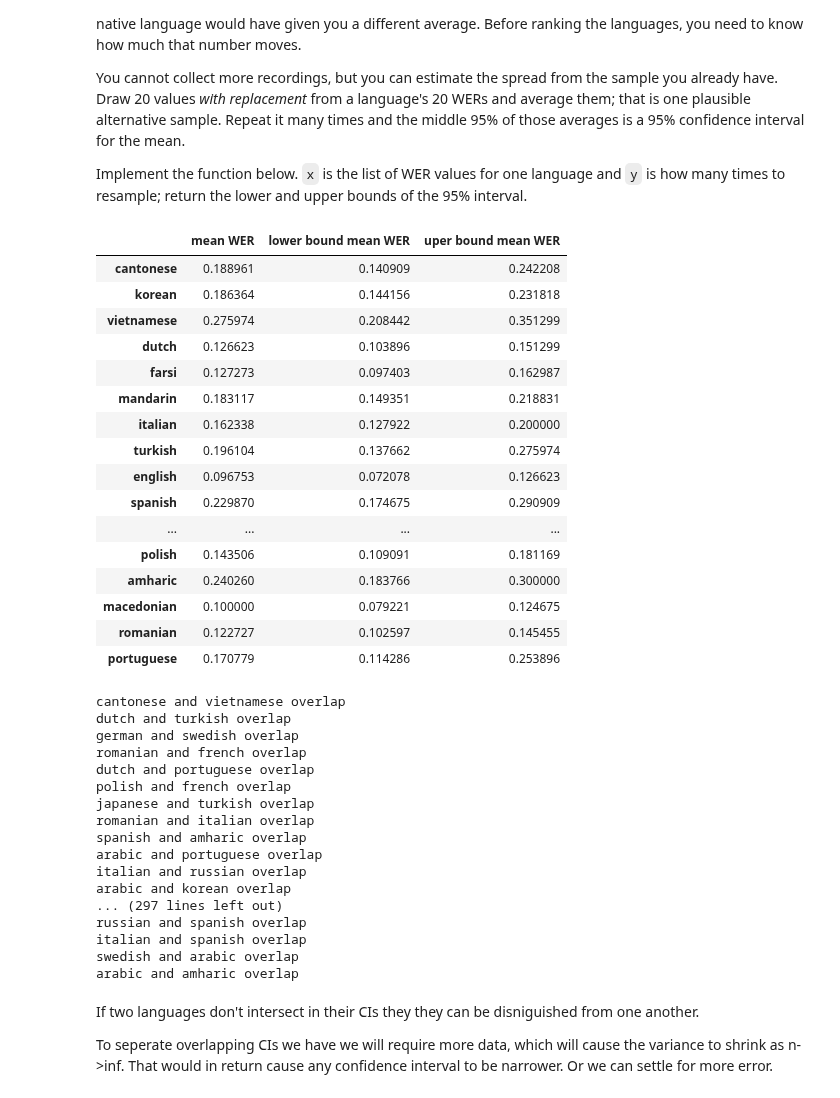
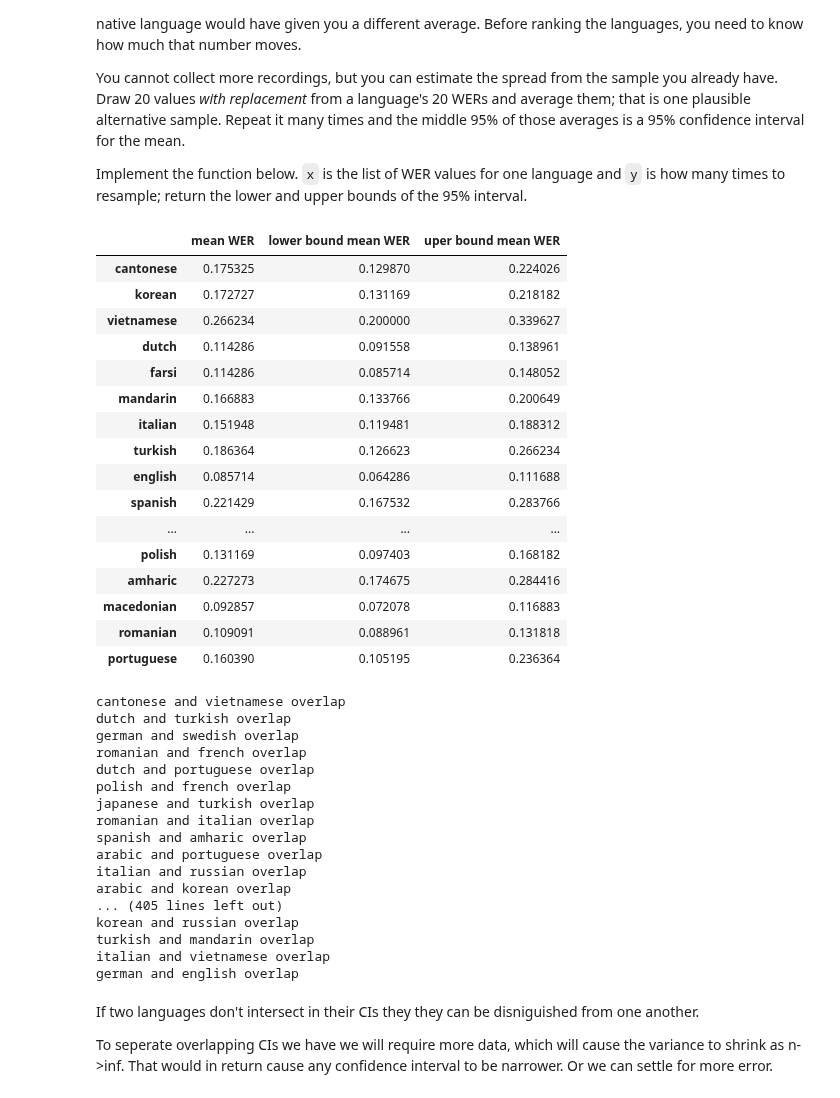
Before and after one commit to B03C9DED28E4/Audio-Tutorial-EECS183A-Fall-25, a Jupyter notebook: HW1.ipynb, the cells around one changed output. Saved outputs shown, nothing was run; the diff lists cells and outputs as text; code cells hidden in the pictures.

```diff
--- a/HW1.ipynb
+++ b/HW1.ipynb
@@ -765,6 +765,8 @@ def part2_1(x: list[str], y: list[str]) -> float:
     # note: x is the tokenised reference and y is the tokenised candidate.
     # The word error rate is normalised by the length of the reference, so
     # getting these the wrong way round gives a plausible-looking wrong answer.
+  x = [w.lower() for w in x]
+  y = [w.lower() for w in y]
   R = np.array(x)
   T = np.array(y)
 
@@ -854,27 +856,28 @@ save_results(language_wer_cis, "results/language_wer_cis.json")
 
 # TODO: Scratch space for adding the intervals to your Part 2.1 table.
 # %%
-pd.DataFrame.from_dict({
+werdf = pd.DataFrame.from_dict({
     k: [np.mean(language_wers[k]), language_wer_cis[k][0], language_wer_cis[k][1]]
      for k in language_wers}, orient="index", columns=["mean WER", "lower bound mean WER", "uper bound mean WER"])
+werdf
 # %% [output]
 |  | mean WER | lower bound mean WER | uper bound mean WER |
-| cantonese | 0.188961 | 0.140909 | 0.242208 |
-| korean | 0.186364 | 0.144156 | 0.231818 |
-| vietnamese | 0.275974 | 0.208442 | 0.351299 |
-| dutch | 0.126623 | 0.103896 | 0.151299 |
-| farsi | 0.127273 | 0.097403 | 0.162987 |
-| mandarin | 0.183117 | 0.149351 | 0.218831 |
-| italian | 0.162338 | 0.127922 | 0.200000 |
-| turkish | 0.196104 | 0.137662 | 0.275974 |
-| english | 0.096753 | 0.072078 | 0.126623 |
-| spanish | 0.229870 | 0.174675 | 0.290909 |
+| cantonese | 0.175325 | 0.129870 | 0.224026 |
+| korean | 0.172727 | 0.131169 | 0.218182 |
+| vietnamese | 0.266234 | 0.200000 | 0.339627 |
+| dutch | 0.114286 | 0.091558 | 0.138961 |
+| farsi | 0.114286 | 0.085714 | 0.148052 |
+| mandarin | 0.166883 | 0.133766 | 0.200649 |
+| italian | 0.151948 | 0.119481 | 0.188312 |
+| turkish | 0.186364 | 0.126623 | 0.266234 |
+| english | 0.085714 | 0.064286 | 0.111688 |
+| spanish | 0.221429 | 0.167532 | 0.283766 |
 | ... | ... | ... | ... |
-| polish | 0.143506 | 0.109091 | 0.181169 |
-| amharic | 0.240260 | 0.183766 | 0.300000 |
-| macedonian | 0.100000 | 0.079221 | 0.124675 |
-| romanian | 0.122727 | 0.102597 | 0.145455 |
-| portuguese | 0.170779 | 0.114286 | 0.253896 |
+| polish | 0.131169 | 0.097403 | 0.168182 |
+| amharic | 0.227273 | 0.174675 | 0.284416 |
+| macedonian | 0.092857 | 0.072078 | 0.116883 |
+| romanian | 0.109091 | 0.088961 | 0.131818 |
+| portuguese | 0.160390 | 0.105195 | 0.236364 |
 # %%
 vis = set()
 sep = set()
@@ -890,14 +893,14 @@ for k in language_wer_cis:
     if (k !=j and (k, j) not in vis and (j, k) not in vis) and (I1subsetI2 or I2subsetI1 or I1capI2):
       # print(f"{k} and {j} overlap", language_wer_cis[k], language_wer_cis[j] )
       vis.add((k, j))
-    else:
+    elif k != j:
       sep.add((k, j))
 
 
 for v in vis:
   print(f"{v[0]} and {v[1]} overlap")
 print("")
-for v in vis:
+for v in sep:
   print(f"{v[0]} and {v[1]} overlap")
 # %% [output]
 cantonese and vietnamese overlap
@@ -912,11 +915,11 @@ spanish and amharic overlap
 arabic and portuguese overlap
 italian and russian overlap
 arabic and korean overlap
-... (297 lines left out)
-russian and spanish overlap
-italian and spanish overlap
-swedish and arabic overlap
-arabic and amharic overlap
+... (405 lines left out)
+korean and russian overlap
+turkish and mandarin overlap
+italian and vietnamese overlap
+german and english overlap
 # %% [markdown]
 If two languages don't intersect in their CIs they they can be disniguished from one another.
 
```
Also changed, not shown: parts of 22 cells of this notebook.
